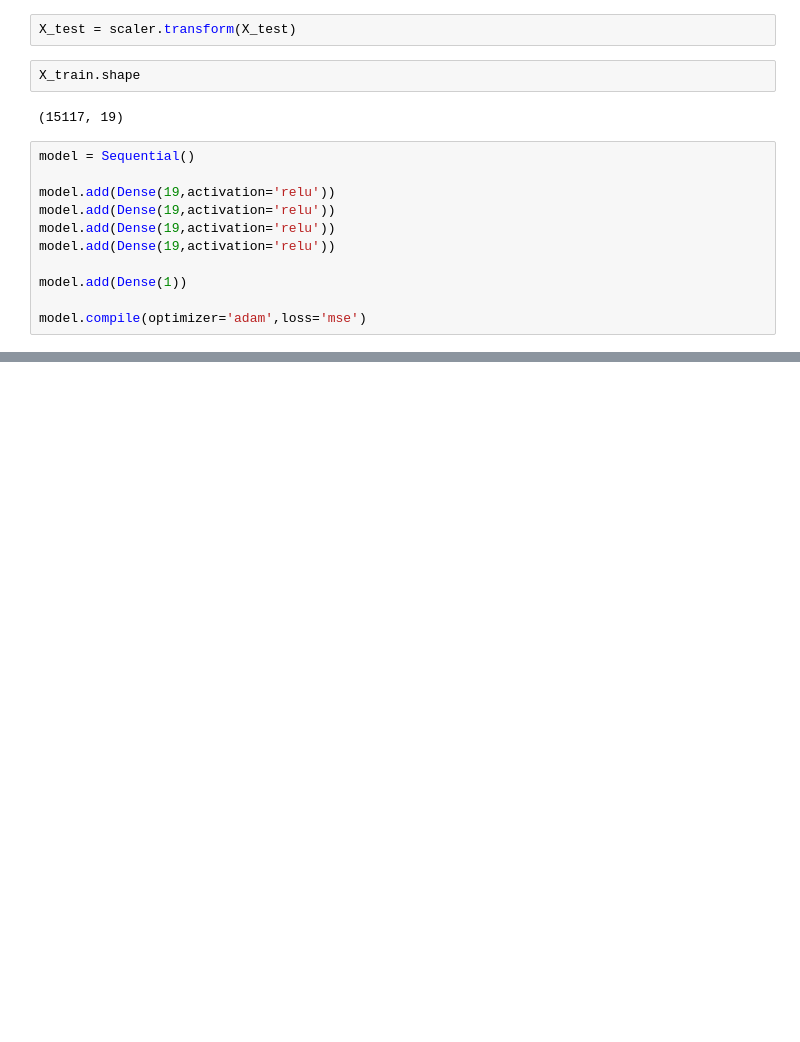
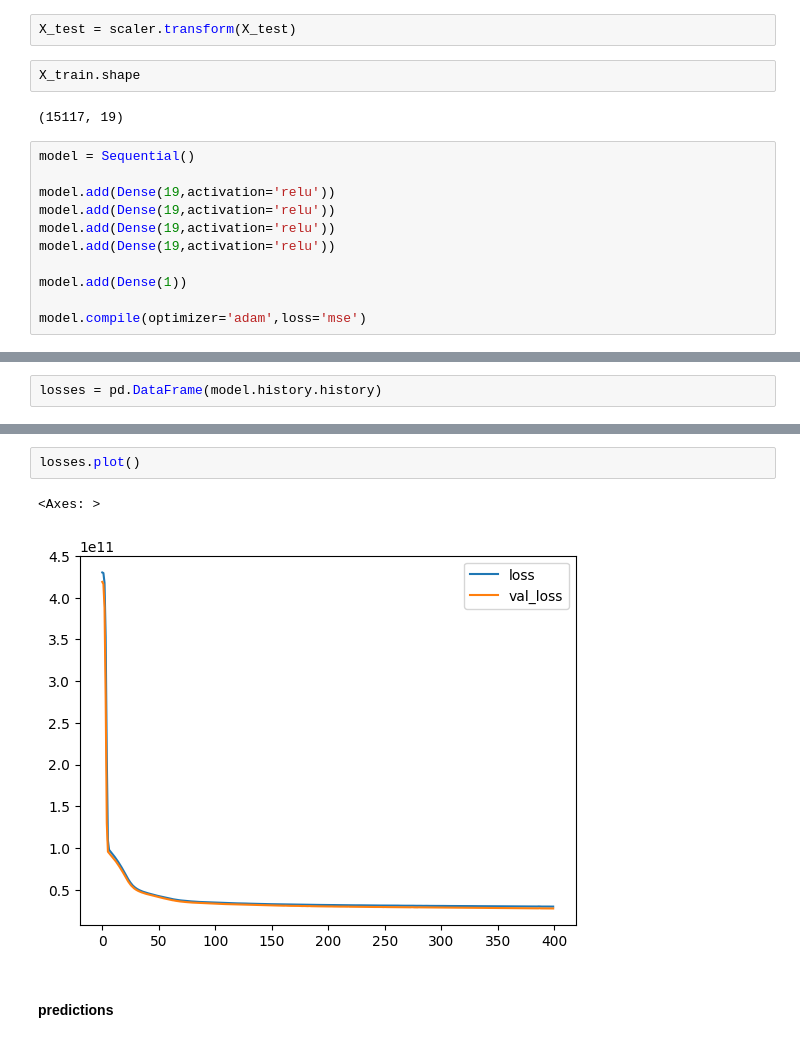
Before and after one commit to depa-tto/Machine-Learning-course, a Jupyter notebook: machine_learning/artificial_neural_networks/ann_2.ipynb, the cells around one changed output, grey strips where cells are left out. Saved outputs shown, nothing was run; the diff lists cells and outputs as text; blank space fills up the shorter version.

```diff
--- a/machine_learning/artificial_neural_networks/ann_2.ipynb
+++ b/machine_learning/artificial_neural_networks/ann_2.ipynb
@@ -362 +363,3 @@ Epoch 400/400
 <keras.src.callbacks.history.History at 0x...>
+# %%
+losses = pd.DataFrame(model.history.history)
@@ -362,0 +382,7 @@ Epoch 400/400
+# %%
+losses.plot()
+# %% [output]
+<Axes: >
+[figure, added]
+# %% [markdown]
+#### predictions
```
Also changed, not shown: parts of 15 cells of this notebook.
